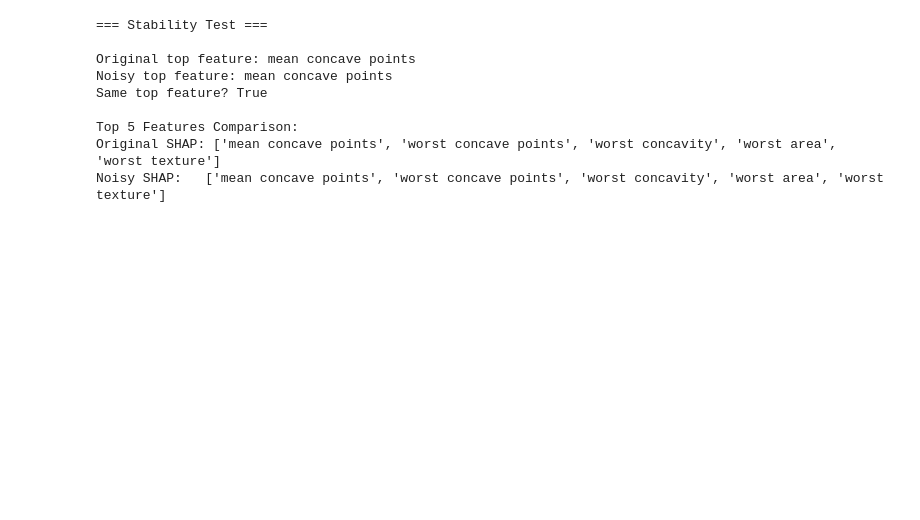
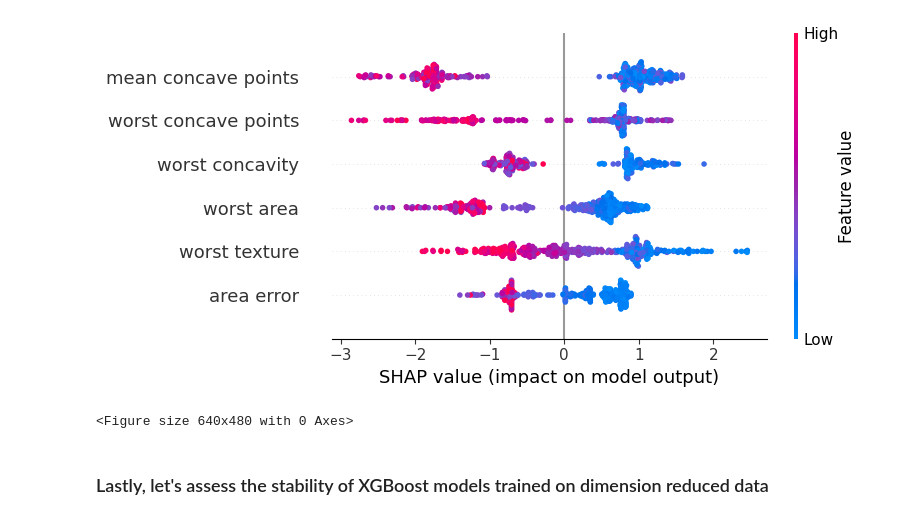
Before and after one commit to rubenxrodriguez/BSAN6070_TW07, a Jupyter notebook: TW-07.ipynb, the cells around one changed output. Drawn from its saved outputs; the diff is of its cells as text; code cells hidden in the pictures; blank space fills up the shorter version.

```diff
--- a/TW-07.ipynb
+++ b/TW-07.ipynb
@@ -137,35 +242,21 @@ dtype: float32
-# %%
-
-# 4. Stability Test with Perturbations
-print("\n=== Stability Test ===")
-np.random.seed(42)
-
-# Add 10% Gaussian noise
-noise = np.random.normal(0, 0.4, size=X_train.shape)
-X_noisy = X_train + noise
-
-# Recompute SHAP with noisy data
-shap_values_noisy = explainer(X_noisy)
-shap_importance_noisy = pd.Series(np.abs(shap_values_noisy.values).mean(0), index=data.feature_names)
-
-# Compare top features
-top_original = shap_importance.sort_values(ascending=False).index[0]
-top_noisy = shap_importance_noisy.sort_values(ascending=False).index[0]
-print(f"\nOriginal top feature: {top_original}")
-print(f"Noisy top feature: {top_noisy}")
-print(f"Same top feature? {top_original == top_noisy}")
-
-# Compare rankings
-print("\nTop 5 Features Comparison:")
-print("Original SHAP:", list(shap_importance.sort_values(ascending=False).head(5).index))
-print("Noisy SHAP:  ", list(shap_importance_noisy.sort_values(ascending=False).head(5).index))
-# %% [output]
-=== Stability Test ===
-
-Original top feature: mean concave points
-Noisy top feature: mean concave points
-Same top feature? True
-
-Top 5 Features Comparison:
-Original SHAP: ['mean concave points', 'worst concave points', 'worst concavity', 'worst area', 'worst texture']
-Noisy SHAP:   ['mean concave points', 'worst concave points', 'worst concavity', 'worst area', 'worst texture']
+# %%
+# Compute SHAP values
+explainer_original = shap.Explainer(model_original)
+shap_values_original = explainer_original(X_train_scaled)
+
+# Plot only top 6 features
+shap.summary_plot(
+    shap_values_original,
+    X_train_scaled,
+    feature_names=data.feature_names,
+    max_display=6,  # <--- KEY PARAMETER
+    plot_type="dot"  # Optional: Use "bar" for global importance, default is "dot" for local+global
+)
+#plt.title('Top 6 Features by SHAP Importance', pad=20)
+plt.tight_layout()  # Prevent title overlap
+plt.show()
+# %% [output]
+[figure, added]
+<Figure size 640x480 with 0 Axes>
+# %% [markdown]
+### Lastly, let's assess the stability of XGBoost models trained on dimension reduced data
```
Also changed, not shown: parts of 19 cells of this notebook.
